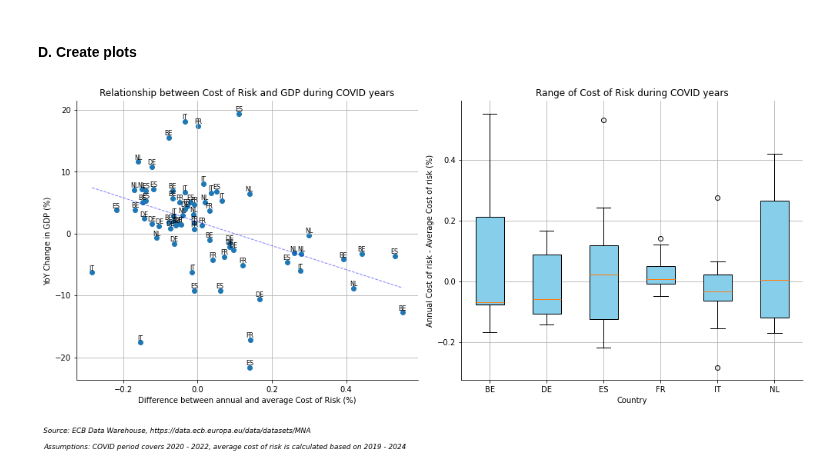
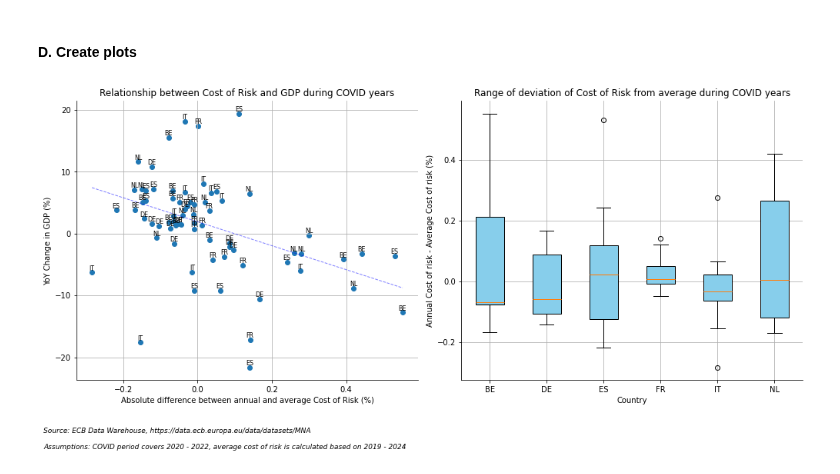
Before and after one commit to at621/snippets, a Jupyter notebook: ecb_dwh_api_risk_cost.ipynb, the cells around one changed output. Saved outputs shown, nothing was run; the diff lists cells and outputs as text; code cells hidden in the pictures.

```diff
--- a/ecb_dwh_api_risk_cost.ipynb
+++ b/ecb_dwh_api_risk_cost.ipynb
@@ -281,7 +281,7 @@ ax1.plot(
     alpha=0.5,
 )
 
-ax1.set_xlabel("Difference between annual and average Cost of Risk (%)")
+ax1.set_xlabel("Absolute difference between annual and average Cost of Risk (%)")
 ax1.set_ylabel("YoY Change in GDP (%)")
 ax1.set_title("Relationship between Cost of Risk and GDP during COVID years")
 ax1.grid(True)
@@ -303,32 +303,32 @@ ax1.spines["right"].set_visible(False)
 
 # Plot for the second graph (right subplot)
 data_by_area = [plot_df[plot_df['REF_AREA'] == area]['Cost of risk'] for area in plot_df['REF_AREA'].unique()]
 ax2.boxplot(data_by_area, patch_artist=True, boxprops=dict(facecolor='skyblue'))
 
 ax2.set_xticklabels(plot_df['REF_AREA'].unique(), ha='center')
 ax2.set_xlabel("Country")
 ax2.set_ylabel("Annual Cost of risk - Average Cost of risk (%)")
-ax2.set_title("Range of Cost of Risk during COVID years")
+ax2.set_title("Range of deviation of Cost of Risk from average during COVID years")
 ax2.grid(True)
 
 # Remove the top and right borderlines for the second graph
 ax2.spines["top"].set_visible(False)
 ax2.spines["right"].set_visible(False)
 
 # Adjust layout to prevent overlap
 plt.tight_layout()
 
 # Add a footnote with the source (for both subplots)
 fig.text(
     0.01,
     -0.11,
     "Source: ECB Data Warehouse, https://data.ecb.europa.eu/data/datasets/MNA" +
     "\n\nAssumptions: COVID period covers 2020 - 2022, average cost of risk is calculated based on 2019 - 2024",
     ha="left",
     fontsize=9,
     style="italic",
 )
 
 plt.show()
 # %% [output]
-[figure, old version]
+[figure, new version]
```
Also changed, not shown: parts of 2 cells of this notebook.
